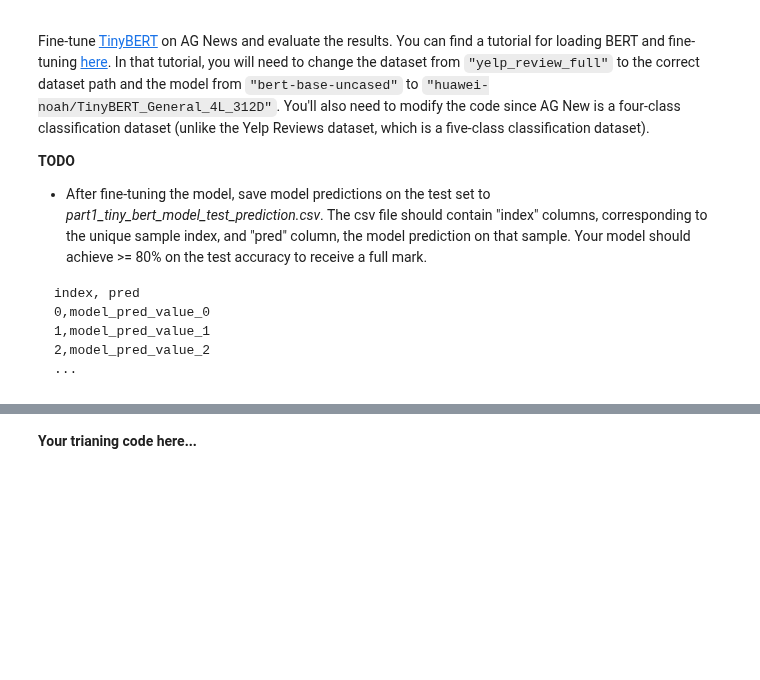
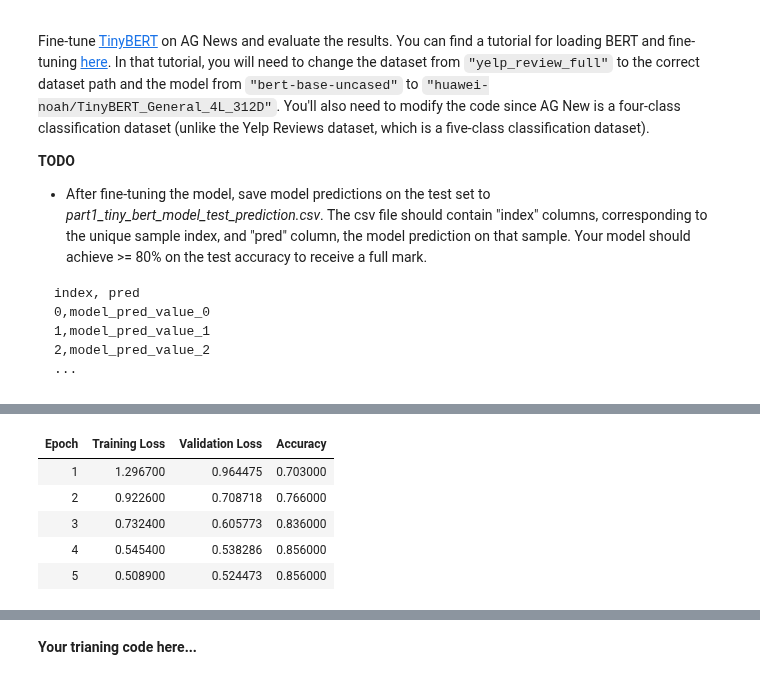
Before and after one commit to AfraAd/CSC413-Homeworks, a Jupyter notebook: Fall25_Hw8_transformer_part1.ipynb, the cells around one changed output, grey strips where cells are left out. Drawn from its saved outputs; the diff is of its cells as text; code cells hidden in the pictures; blank space fills up the shorter version.

```diff
--- a/Fall25_Hw8_transformer_part1.ipynb
+++ b/Fall25_Hw8_transformer_part1.ipynb
@@ -110,0 +89,76 @@ if __name__ == '__main__':
+# %%
+######################## DO NOT MODIFY THE CODE ########################
+if __name__ == '__main__':
+    dataset = load_dataset('r-three/ag_news_subset')
+    model = AutoModelForSequenceClassification.from_pretrained("huawei-noah/TinyBERT_General_4L_312D", num_labels=4)
+    tokenizer = AutoTokenizer.from_pretrained("huawei-noah/TinyBERT_General_4L_312D")
+    print(dataset["train"][100])
+#########################################################################
+    # Tokenization function
+    def tokenize_function(examples):
+        # Combine title and description for richer context
+        texts = [f"{title} {desc}" for title, desc in zip(examples['title'], examples['description'])]
+        return tokenizer(texts, padding="max_length", truncation=True, max_length=128)
+
+    # Tokenize datasets
+    print("Tokenizing datasets...")
+    tokenized_datasets = dataset.map(tokenize_function, batched=True)
+
+    # Data collator
+    data_collator = DataCollatorWithPadding(tokenizer=tokenizer)
+
+    # Metric
+    accuracy_metric = evaluate.load("accuracy")
+    def compute_metrics(eval_pred):
+        predictions, labels = eval_pred
+        predictions = np.argmax(predictions, axis=1)
+        return accuracy_metric.compute(predictions=predictions, references=labels)
+
+    # Training arguments
+    training_args = TrainingArguments(
+        output_dir=f"{SAVE_PATH}/tinybert_results",
+        eval_strategy="epoch",
+        learning_rate=2e-5,
+        per_device_train_batch_size=32,
+        per_device_eval_batch_size=64,
+        num_train_epochs=5,
+        weight_decay=0.01,
+        warmup_ratio=0.1,
+        load_best_model_at_end=True,
+        metric_for_best_model="accuracy",
+        save_strategy="epoch",
+        logging_steps=100,
+    )
+
+    # Trainer
+    trainer = Trainer(
+        model=model,
+        args=training_args,
+        train_dataset=tokenized_datasets["train"],
+        eval_dataset=tokenized_datasets["validation"],
+        tokenizer=tokenizer,
+        data_collator=data_collator,
+        compute_metrics=compute_metrics,
+    )
+
+    # Train
+    print("Training TinyBERT...")
+    trainer.train()
+
+    # Evaluate on validation set
+    eval_results = trainer.evaluate()
+    print(f"TinyBERT Validation Accuracy: {eval_results['eval_accuracy']:.4f}")
+
+    # Predict on test set
+    print("Generating TinyBERT predictions on test set...")
+    test_predictions = trainer.predict(tokenized_datasets["test"])
+    test_preds = np.argmax(test_predictions.predictions, axis=1)
+
+    # Save predictions to CSV
+    part1_tiny_bert_pred = pd.DataFrame({
+        'index': range(len(test_preds)),
+        'pred': test_preds
+    })
+    part1_tiny_bert_pred.to_csv(f"{SAVE_PATH}/part1_tiny_bert_model_test_prediction.csv", index=False)
+    print(f"Saved TinyBERT predictions to {SAVE_PATH}/part1_tiny_bert_model_test_prediction.csv")
+# %% [output]
@@ -110,0 +183,6 @@ if __name__ == '__main__':
+| Epoch | Training Loss | Validation Loss | Accuracy |
+| 1 | 1.296700 | 0.964475 | 0.703000 |
+| 2 | 0.922600 | 0.708718 | 0.766000 |
+| 3 | 0.732400 | 0.605773 | 0.836000 |
+| 4 | 0.545400 | 0.538286 | 0.856000 |
+| 5 | 0.508900 | 0.524473 | 0.856000 |
```
Also changed, not shown: parts of 6 cells of this notebook.
